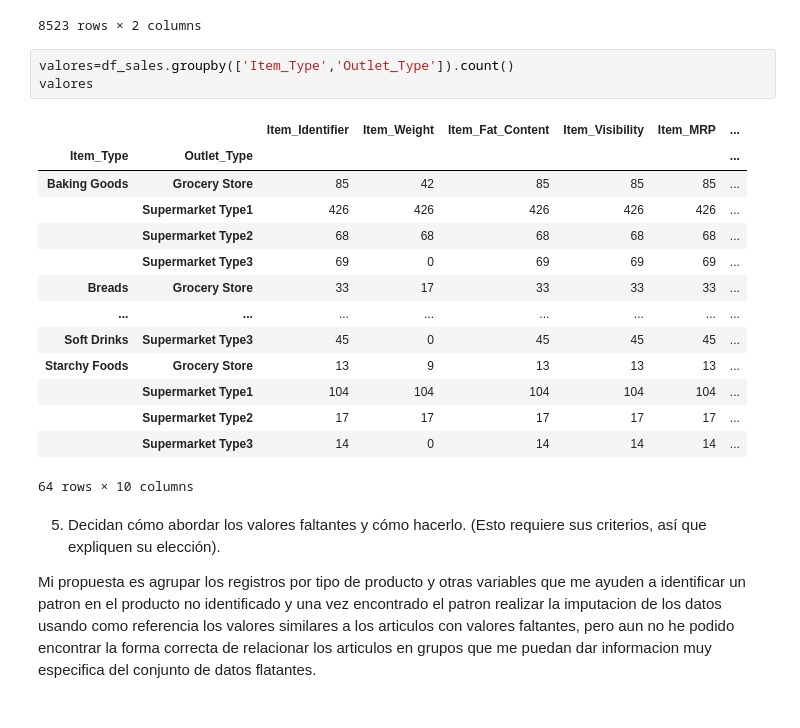
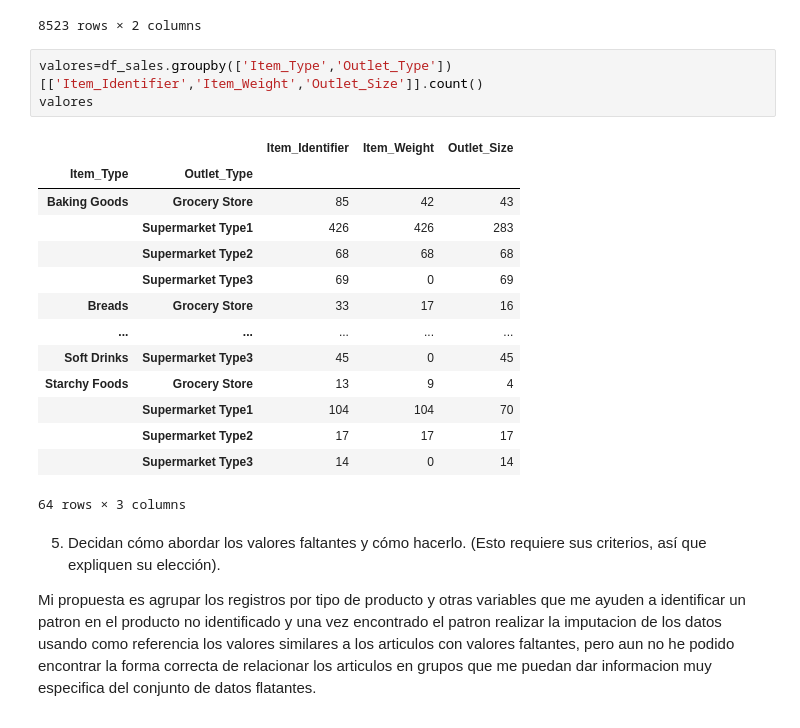
Before and after one commit to RanielSosa/predicciones-de-ventas, a Jupyter notebook: Predicciones_de_ventas.ipynb, the cells around one changed output. Drawn from its saved outputs; the diff is of its cells as text.

```diff
--- a/Predicciones_de_ventas.ipynb
+++ b/Predicciones_de_ventas.ipynb
@@ -109,23 +231,23 @@ df_sales[['Item_Weight','Outlet_Size']]
 | 8522 | 14.800 | Small |
 8523 rows × 2 columns
 # %%
-valores=df_sales.groupby(['Item_Type','Outlet_Type']).count()
+valores=df_sales.groupby(['Item_Type','Outlet_Type'])[['Item_Identifier','Item_Weight','Outlet_Size']].count()
 valores
 # %% [output]
-|  |  | Item_Identifier | Item_Weight | Item_Fat_Content | Item_Visibility | Item_MRP | ... |
-| Item_Type | Outlet_Type |  |  |  |  |  | ... |
-| Baking Goods | Grocery Store | 85 | 42 | 85 | 85 | 85 | ... |
-|  | Supermarket Type1 | 426 | 426 | 426 | 426 | 426 | ... |
-|  | Supermarket Type2 | 68 | 68 | 68 | 68 | 68 | ... |
-|  | Supermarket Type3 | 69 | 0 | 69 | 69 | 69 | ... |
-| Breads | Grocery Store | 33 | 17 | 33 | 33 | 33 | ... |
-| ... | ... | ... | ... | ... | ... | ... | ... |
-| Soft Drinks | Supermarket Type3 | 45 | 0 | 45 | 45 | 45 | ... |
-| Starchy Foods | Grocery Store | 13 | 9 | 13 | 13 | 13 | ... |
-|  | Supermarket Type1 | 104 | 104 | 104 | 104 | 104 | ... |
-|  | Supermarket Type2 | 17 | 17 | 17 | 17 | 17 | ... |
-|  | Supermarket Type3 | 14 | 0 | 14 | 14 | 14 | ... |
+|  |  | Item_Identifier | Item_Weight | Outlet_Size |
+| Item_Type | Outlet_Type |  |  |  |
+| Baking Goods | Grocery Store | 85 | 42 | 43 |
+|  | Supermarket Type1 | 426 | 426 | 283 |
+|  | Supermarket Type2 | 68 | 68 | 68 |
+|  | Supermarket Type3 | 69 | 0 | 69 |
+| Breads | Grocery Store | 33 | 17 | 16 |
+| ... | ... | ... | ... | ... |
+| Soft Drinks | Supermarket Type3 | 45 | 0 | 45 |
+| Starchy Foods | Grocery Store | 13 | 9 | 4 |
+|  | Supermarket Type1 | 104 | 104 | 70 |
+|  | Supermarket Type2 | 17 | 17 | 17 |
+|  | Supermarket Type3 | 14 | 0 | 14 |
-64 rows × 10 columns
+64 rows × 3 columns
 # %% [markdown]
 5) Decidan cómo abordar los valores faltantes y cómo hacerlo. (Esto requiere sus criterios, así que expliquen su elección).
 
```
Also changed, not shown: parts of 20 cells of this notebook.
